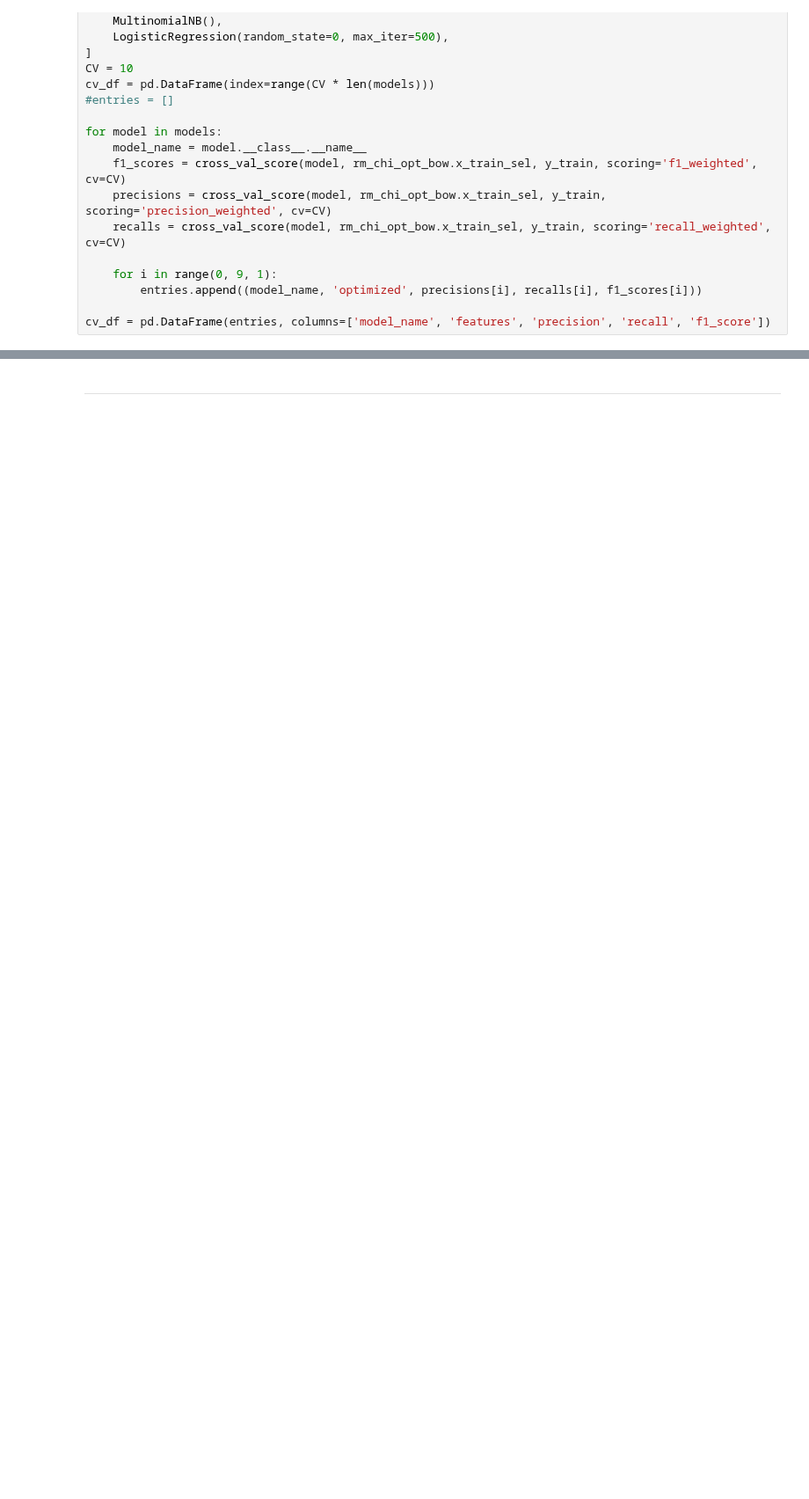
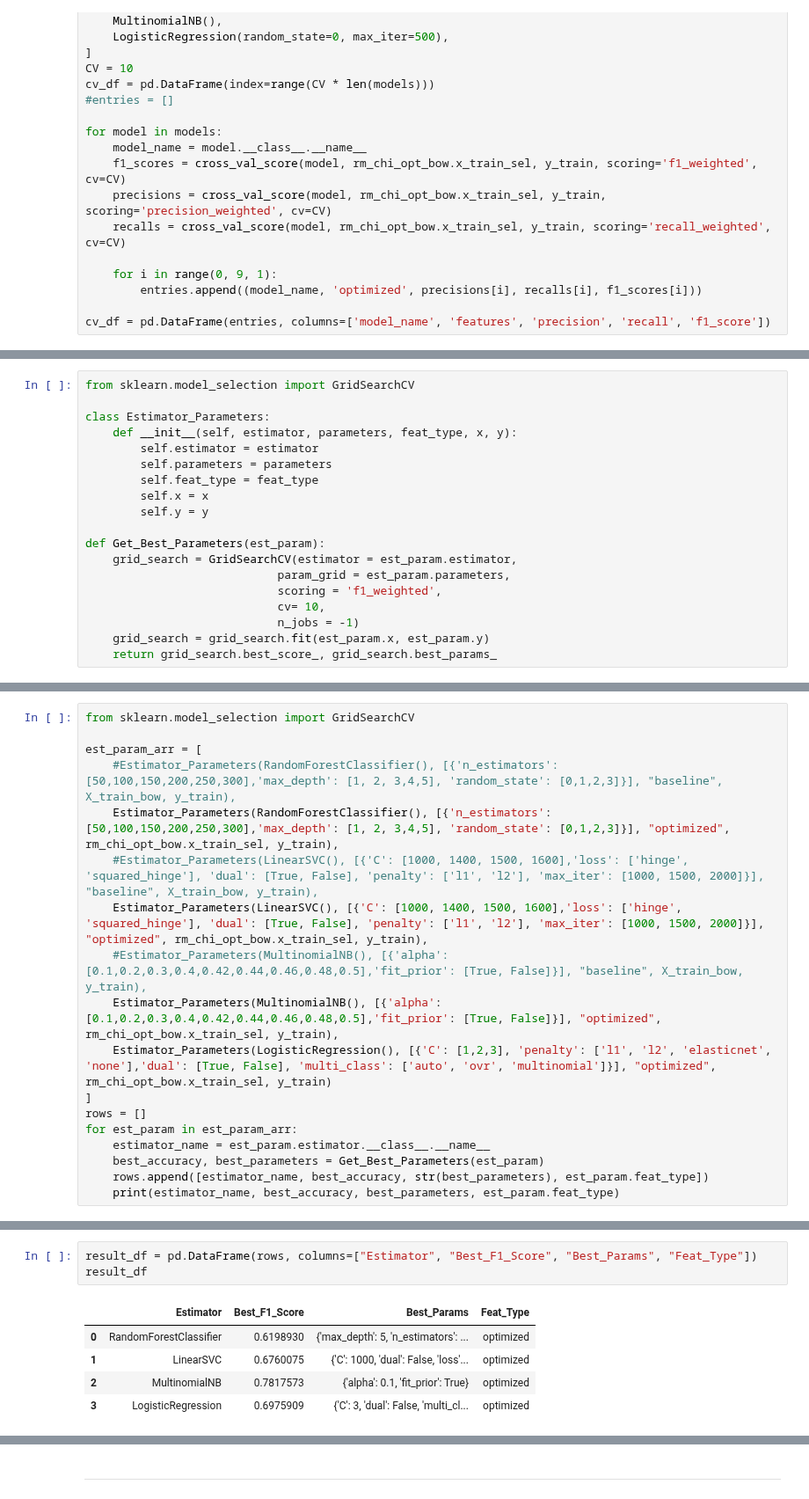
Before and after one commit to CSML1010-3-2020/NLPCourseProject, a Jupyter notebook: CSML1010_Group3_Course_Project_Model_Eval_Ensemble_rev_a.ipynb, the cells around one changed output, grey strips where cells are left out. Shown at 88% size. Cells and saved outputs as stored; diff of their text form; blank space fills up the shorter version.

Commit message:
Ensemble Models added.

```diff
--- a/CSML1010_Group3_Course_Project_Model_Eval_Ensemble_rev_a.ipynb
+++ b/CSML1010_Group3_Course_Project_Model_Eval_Ensemble_rev_a.ipynb
@@ -676,0 +476,19 @@ print(best_parameters)
+# %%
+from sklearn.model_selection import GridSearchCV
+
+class Estimator_Parameters:
+    def __init__(self, estimator, parameters, feat_type, x, y):
+        self.estimator = estimator
+        self.parameters = parameters
+        self.feat_type = feat_type
+        self.x = x
+        self.y = y
+
+def Get_Best_Parameters(est_param):
+    grid_search = GridSearchCV(estimator = est_param.estimator,
+                            param_grid = est_param.parameters,
+                            scoring = 'f1_weighted',
+                            cv= 10,
+                            n_jobs = -1)
+    grid_search = grid_search.fit(est_param.x, est_param.y)
+    return grid_search.best_score_, grid_search.best_params_
@@ -676,0 +501,18 @@ print(best_parameters)
+# %%
+from sklearn.model_selection import GridSearchCV
+
+est_param_arr = [
+    #Estimator_Parameters(RandomForestClassifier(), [{'n_estimators': [50,100,150,200,250,300],'max_depth': [1, 2, 3,4,5], 'random_state': [0,1,2,3]}], "baseline", X_train_bow, y_train),
+    Estimator_Parameters(RandomForestClassifier(), [{'n_estimators': [50,100,150,200,250,300],'max_depth': [1, 2, 3,4,5], 'random_state': [0,1,2,3]}], "optimized", rm_chi_opt_bow.x_train_sel, y_train),
+    #Estimator_Parameters(LinearSVC(), [{'C': [1000, 1400, 1500, 1600],'loss': ['hinge', 'squared_hinge'], 'dual': [True, False], 'penalty': ['l1', 'l2'], 'max_iter': [1000, 1500, 2000]}], "baseline", X_train_bow, y_train),
+    Estimator_Parameters(LinearSVC(), [{'C': [1000, 1400, 1500, 1600],'loss': ['hinge', 'squared_hinge'], 'dual': [True, False], 'penalty': ['l1', 'l2'], 'max_iter': [1000, 1500, 2000]}], "optimized", rm_chi_opt_bow.x_train_sel, y_train),
+    #Estimator_Parameters(MultinomialNB(), [{'alpha': [0.1,0.2,0.3,0.4,0.42,0.44,0.46,0.48,0.5],'fit_prior': [True, False]}], "baseline", X_train_bow, y_train),
+    Estimator_Parameters(MultinomialNB(), [{'alpha': [0.1,0.2,0.3,0.4,0.42,0.44,0.46,0.48,0.5],'fit_prior': [True, False]}], "optimized", rm_chi_opt_bow.x_train_sel, y_train),
+    Estimator_Parameters(LogisticRegression(), [{'C': [1,2,3], 'penalty': ['l1', 'l2', 'elasticnet', 'none'],'dual': [True, False], 'multi_class': ['auto', 'ovr', 'multinomial']}], "optimized", rm_chi_opt_bow.x_train_sel, y_train)
+]
+rows = []
+for est_param in est_param_arr:
+    estimator_name = est_param.estimator.__class__.__name__
+    best_accuracy, best_parameters = Get_Best_Parameters(est_param)
+    rows.append([estimator_name, best_accuracy, str(best_parameters), est_param.feat_type])
+    print(estimator_name, best_accuracy, best_parameters, est_param.feat_type)
@@ -676,0 +524,9 @@ print(best_parameters)
+# %%
+result_df = pd.DataFrame(rows, columns=["Estimator", "Best_F1_Score", "Best_Params", "Feat_Type"])
+result_df
+# %% [output]
+|  | Estimator | Best_F1_Score | Best_Params | Feat_Type |
+| 0 | RandomForestClassifier | 0.6198930 | {'max_depth': 5, 'n_estimators': ... | optimized |
+| 1 | LinearSVC | 0.6760075 | {'C': 1000, 'dual': False, 'loss'... | optimized |
+| 2 | MultinomialNB | 0.7817573 | {'alpha': 0.1, 'fit_prior': True} | optimized |
+| 3 | LogisticRegression | 0.6975909 | {'C': 3, 'dual': False, 'multi_cl... | optimized |
```
Also changed, not shown: parts of 55 cells of this notebook.
